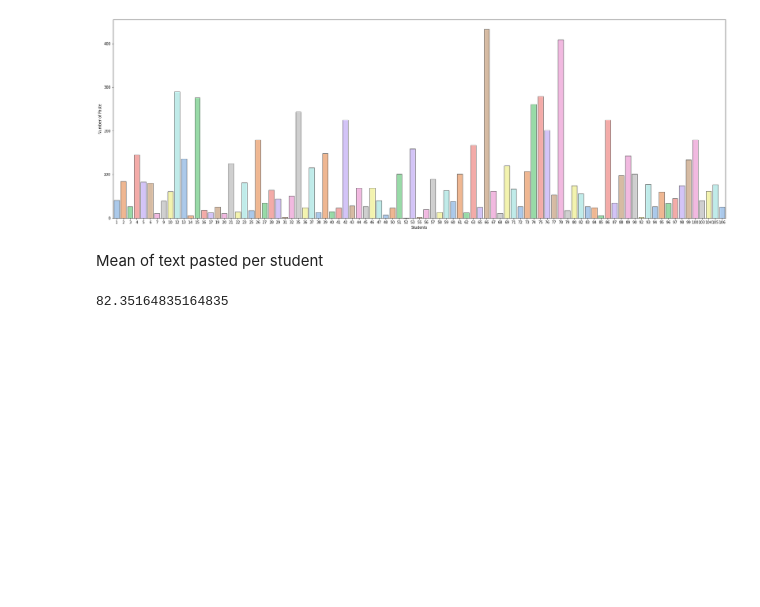
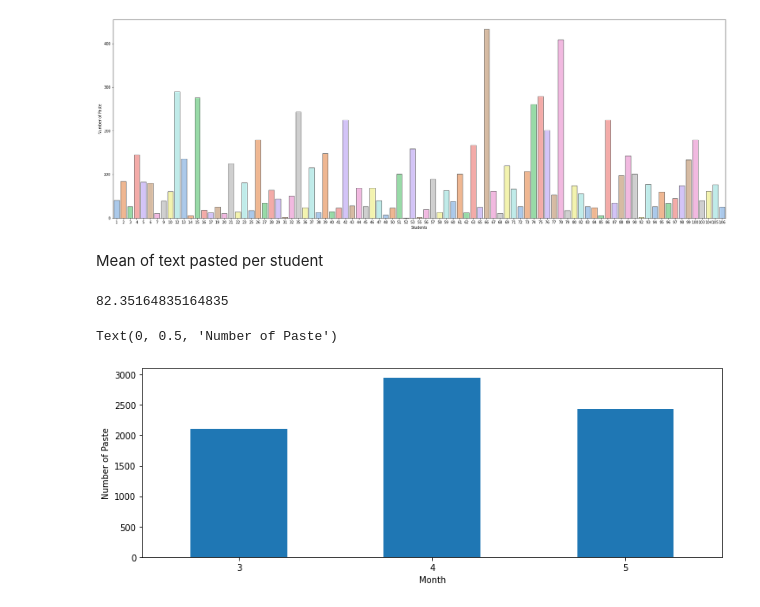
Before and after one commit to alefreda/thonny-log-analysis, a Jupyter notebook: Thonny_log_analysis.ipynb, the cells around one changed output. Cells and saved outputs as stored; diff of their text form; code cells hidden in the pictures; blank space fills up the shorter version.

```diff
--- a/Thonny_log_analysis.ipynb
+++ b/Thonny_log_analysis.ipynb
@@ -386,3 +386,11 @@ Mean of text pasted per student
 df_paste.groupby(['student_ID'])['sequence'].count().mean()
 # %% [output]
 82.35164835164835
+# %%
+fig, axs = plt.subplots(figsize=(12, 4))
+df_paste.groupby(df_paste["time"].dt.month)['sequence'].count().plot(kind='bar', rot=0, ax=axs)
+plt.xlabel("Month")
+plt.ylabel("Number of Paste")
+# %% [output]
+Text(0, 0.5, 'Number of Paste')
+[figure, added]
```
Also changed, not shown: parts of 7 cells of this notebook, 1 other file.
